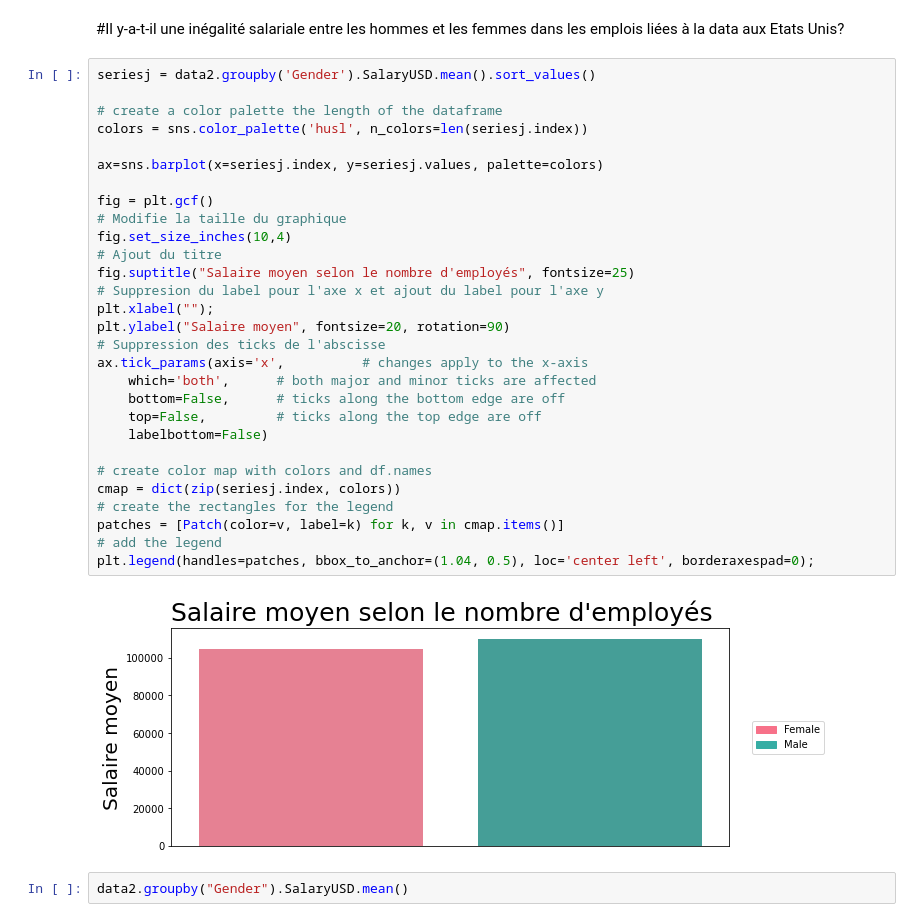
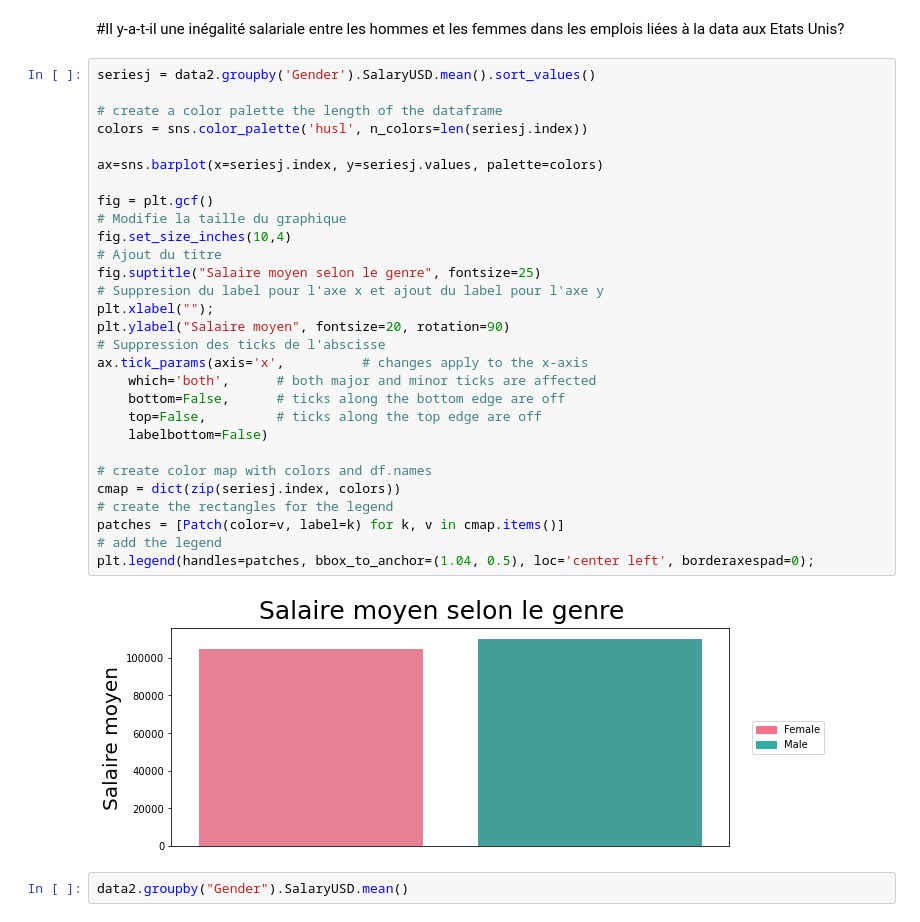
Before and after one commit to fberrabah/TheAmericanDream, a Jupyter notebook: notebook/Career_visualization.ipynb, the cells around one changed output. Cells and saved outputs as stored; diff of their text form.

```diff
--- a/notebook/Career_visualization.ipynb
+++ b/notebook/Career_visualization.ipynb
@@ -214,34 +232,34 @@ Text(0.5, 1.0, "Salaire moyen selon l'année d'expérience")
 # %%
 seriesj = data2.groupby('Gender').SalaryUSD.mean().sort_values()
 
 # create a color palette the length of the dataframe
 colors = sns.color_palette('husl', n_colors=len(seriesj.index))
 
 ax=sns.barplot(x=seriesj.index, y=seriesj.values, palette=colors)
 
 fig = plt.gcf()
 # Modifie la taille du graphique
 fig.set_size_inches(10,4)
 # Ajout du titre
-fig.suptitle("Salaire moyen selon le nombre d'employés", fontsize=25)
+fig.suptitle("Salaire moyen selon le genre", fontsize=25)
 # Suppresion du label pour l'axe x et ajout du label pour l'axe y
 plt.xlabel("");
 plt.ylabel("Salaire moyen", fontsize=20, rotation=90)
 # Suppression des ticks de l'abscisse
 ax.tick_params(axis='x',          # changes apply to the x-axis
     which='both',      # both major and minor ticks are affected
     bottom=False,      # ticks along the bottom edge are off
     top=False,         # ticks along the top edge are off
     labelbottom=False)
 
 # create color map with colors and df.names
 cmap = dict(zip(seriesj.index, colors))
 # create the rectangles for the legend
 patches = [Patch(color=v, label=k) for k, v in cmap.items()]
 # add the legend
 plt.legend(handles=patches, bbox_to_anchor=(1.04, 0.5), loc='center left', borderaxespad=0);
 # %% [output]
-[figure, old version]
+[figure, new version]
 # %%
 data2.groupby("Gender").SalaryUSD.mean()
 # %% [output]
```
Also changed, not shown: parts of 4 cells of this notebook, 2 other files.
